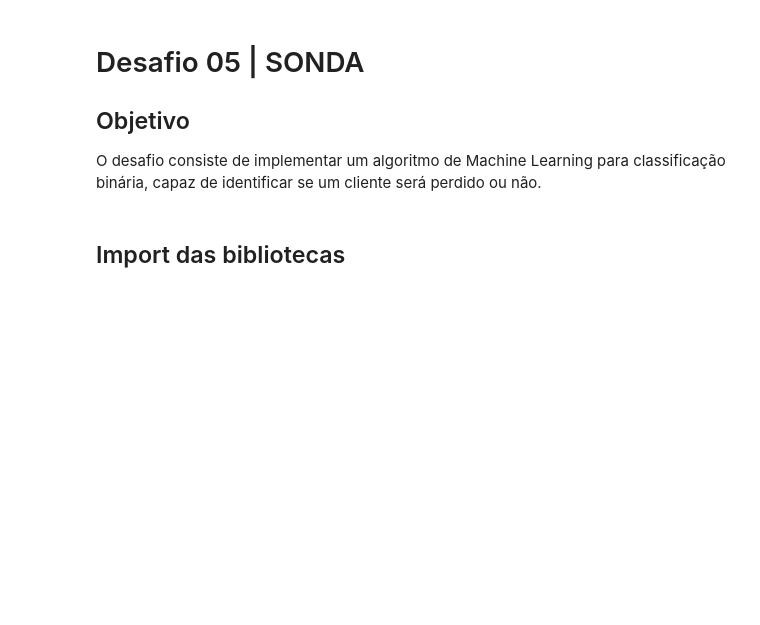
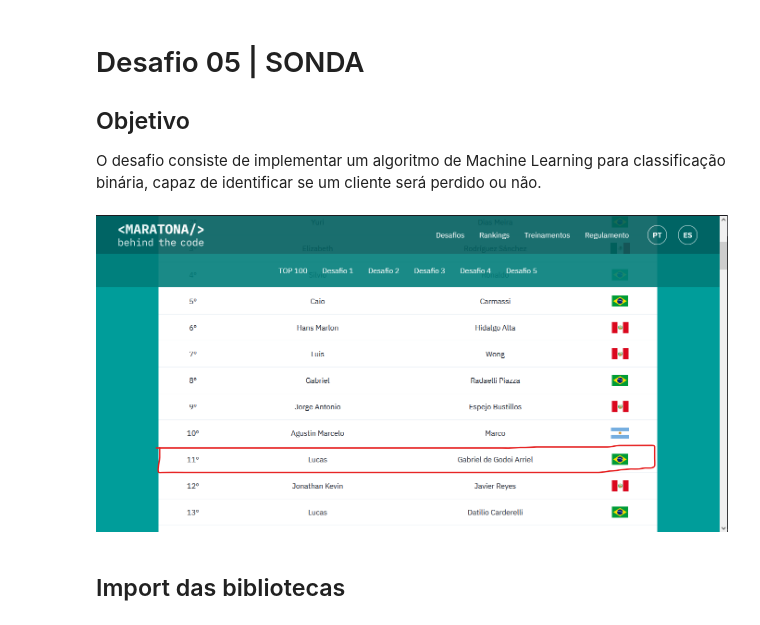
Before and after one commit to LucasGabriel-CP/MaratonaIBM2021, a Jupyter notebook: Desafio5/Desafio5.ipynb, the cells around one changed output. Saved outputs shown, nothing was run; the diff lists cells and outputs as text; code cells hidden in the pictures; blank space fills up the shorter version.

Commit message:
added Ranking

```diff
--- a/Desafio5/Desafio5.ipynb
+++ b/Desafio5/Desafio5.ipynb
@@ -2,6 +2,12 @@
 # Desafio 05 | SONDA
 ## Objetivo
 O desafio consiste de implementar um algoritmo de Machine Learning para classificação binária, capaz de identificar se um cliente será perdido ou não.
+# %%
+from PIL import Image
+image = Image.open("Ranking11.png")
+image
+# %% [output]
+[figure, added]
 # %% [markdown]
 ## Import das bibliotecas
 # %%
```
Also changed, not shown: 1 other file.
